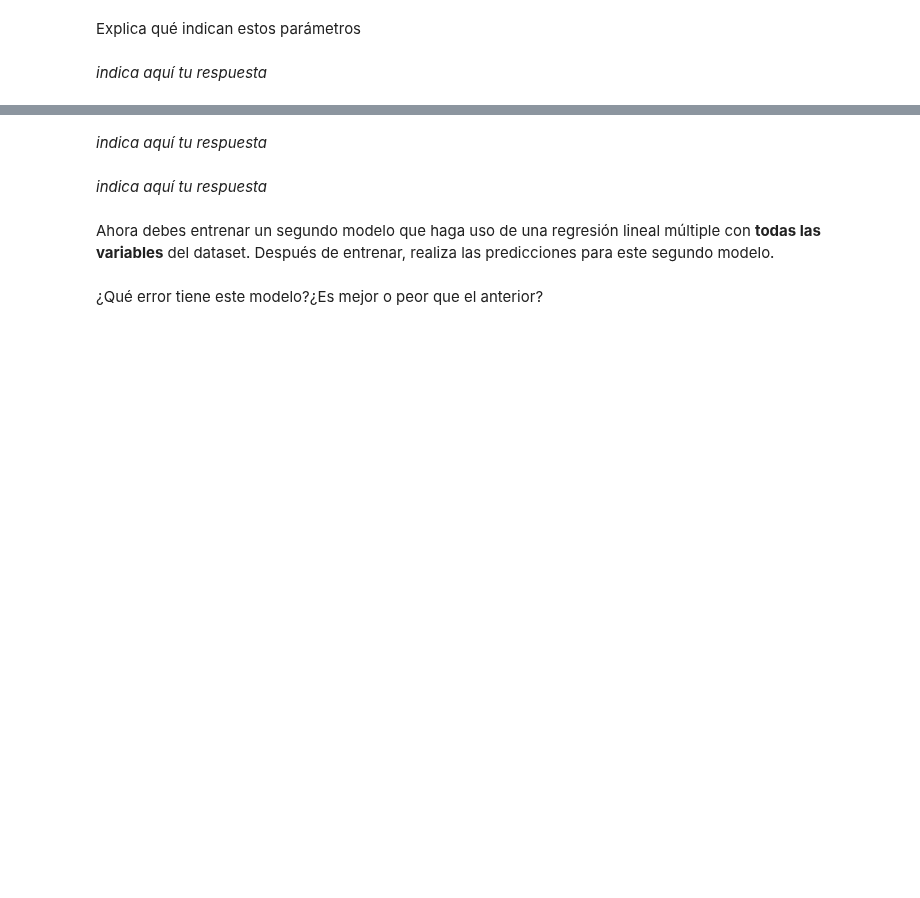
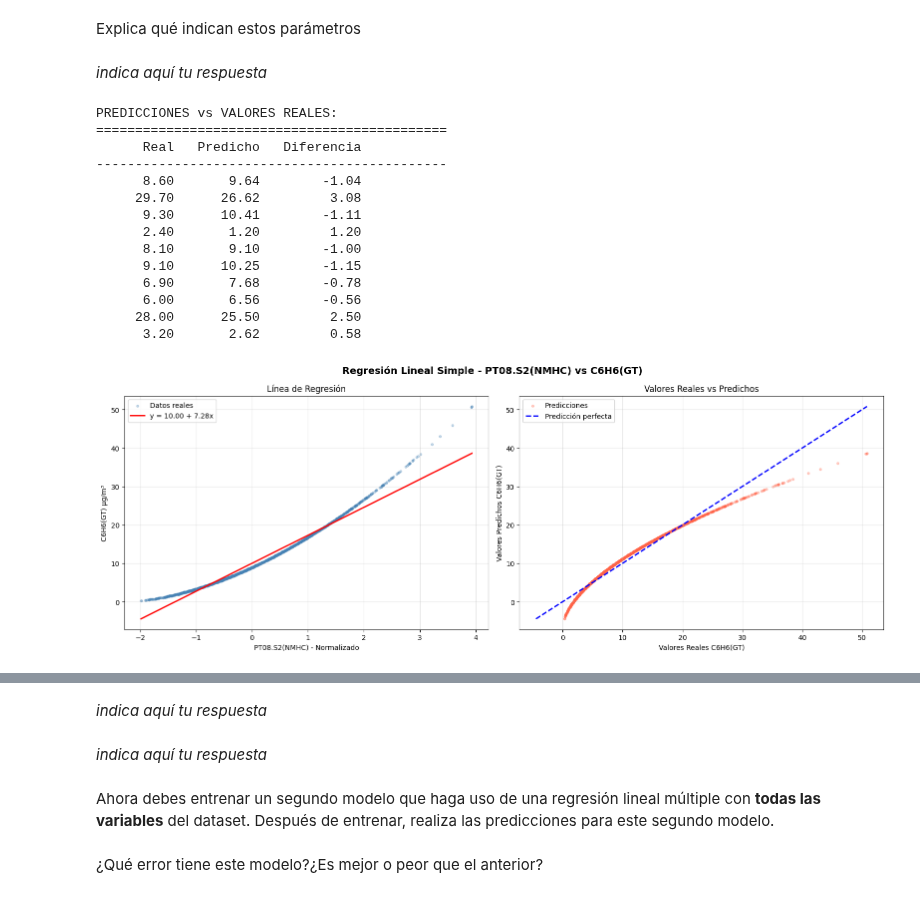
Before and after one commit to criszhirzhan/maestria_PLN_resources, a Jupyter notebook: AprendizajeAutomatico/Laboratorio_Actividad_1.ipynb, the cells around one changed output, grey strips where cells are left out. Saved outputs shown, nothing was run; the diff lists cells and outputs as text; code cells hidden in the pictures; blank space fills up the shorter version.

```diff
--- a/AprendizajeAutomatico/Laboratorio_Actividad_1.ipynb
+++ b/AprendizajeAutomatico/Laboratorio_Actividad_1.ipynb
@@ -911,2 +913,9 @@ Segun el analisis con EDA se escogio la vriable PT08.S2(NMHC). Esta seleccion se
 # %%
 # entrena el modelo con los datos de entrenamiento
+from sklearn.linear_model import LinearRegression
+
+# Crear y entrenar el modelo
+modelo_simple = LinearRegression()
+modelo_simple.fit(X_train_simple, y_train)
+
+print(" Modelo entrenado correctamente")
@@ -918,3 +967,68 @@ Explica qué indican estos parámetros
 _indica aquí tu respuesta_
 # %%
 # realiza las predicciones para el conjunto de datos de test
+
+# PASO 1: Realizar predicciones
+y_pred_simple = modelo_simple.predict(X_test_simple)
+
+# PASO 2: Ver primeras 10 predicciones vs valores reales
+print("PREDICCIONES vs VALORES REALES:")
+print("="*45)
+print(f"{'Real':>10} {'Predicho':>10} {'Diferencia':>12}")
+print("-"*45)
+for real, pred in zip(y_test[:10], y_pred_simple[:10]):
+    diff = real - pred
+    print(f"{real:>10.2f} {pred:>10.2f} {diff:>12.2f}")
+
+# PASO 3: Gráficas
+fig, axes = plt.subplots(1, 2, figsize=(16, 6))
+fig.suptitle('Regresión Lineal Simple - PT08.S2(NMHC) vs C6H6(GT)',
+             fontsize=14, fontweight='bold')
+
+# GRÁFICA 1: Puntos reales + línea de regresión (Tema 4.2)
+axes[0].scatter(X_test_simple, y_test,
+                alpha=0.3, color='steelblue', s=10, label='Datos reales')
+
+x_linea = np.linspace(X_test_simple.min(), X_test_simple.max(), 100)
+y_linea = modelo_simple.intercept_ + modelo_simple.coef_[0] * x_linea
+axes[0].plot(x_linea, y_linea, color='red', linewidth=2,
+             label=f'y = {modelo_simple.intercept_:.2f} + {modelo_simple.coef_[0]:.2f}x')
+
+axes[0].set_xlabel('PT08.S2(NMHC) - Normalizado')
+axes[0].set_ylabel('C6H6(GT) µg/m³')
+axes[0].set_title('Línea de Regresión')
+axes[0].legend()
+axes[0].grid(alpha=0.3)
+
+# GRÁFICA 2: Valores reales vs predichos (Tema 4.5)
+axes[1].scatter(y_test, y_pred_simple,
+                alpha=0.3, color='tomato', s=10, label='Predicciones')
+
+lims = [min(y_test.min(), y_pred_simple.min()),
+        max(y_test.max(), y_pred_simple.max())]
+axes[1].plot(lims, lims, 'b--', linewidth=2, label='Predicción perfecta')
+
+axes[1].set_xlabel('Valores Reales C6H6(GT)')
+axes[1].set_ylabel('Valores Predichos C6H6(GT)')
+axes[1].set_title('Valores Reales vs Predichos')
+axes[1].legend()
+axes[1].grid(alpha=0.3)
+
+plt.tight_layout()
+plt.show()
+# %% [output]
+PREDICCIONES vs VALORES REALES:
+=============================================
+      Real   Predicho   Diferencia
+---------------------------------------------
+      8.60       9.64        -1.04
+     29.70      26.62         3.08
+      9.30      10.41        -1.11
+      2.40       1.20         1.20
+      8.10       9.10        -1.00
+      9.10      10.25        -1.15
+      6.90       7.68        -0.78
+      6.00       6.56        -0.56
+     28.00      25.50         2.50
+      3.20       2.62         0.58
+[figure, added]
```
Also changed, not shown: parts of 6 cells of this notebook.
